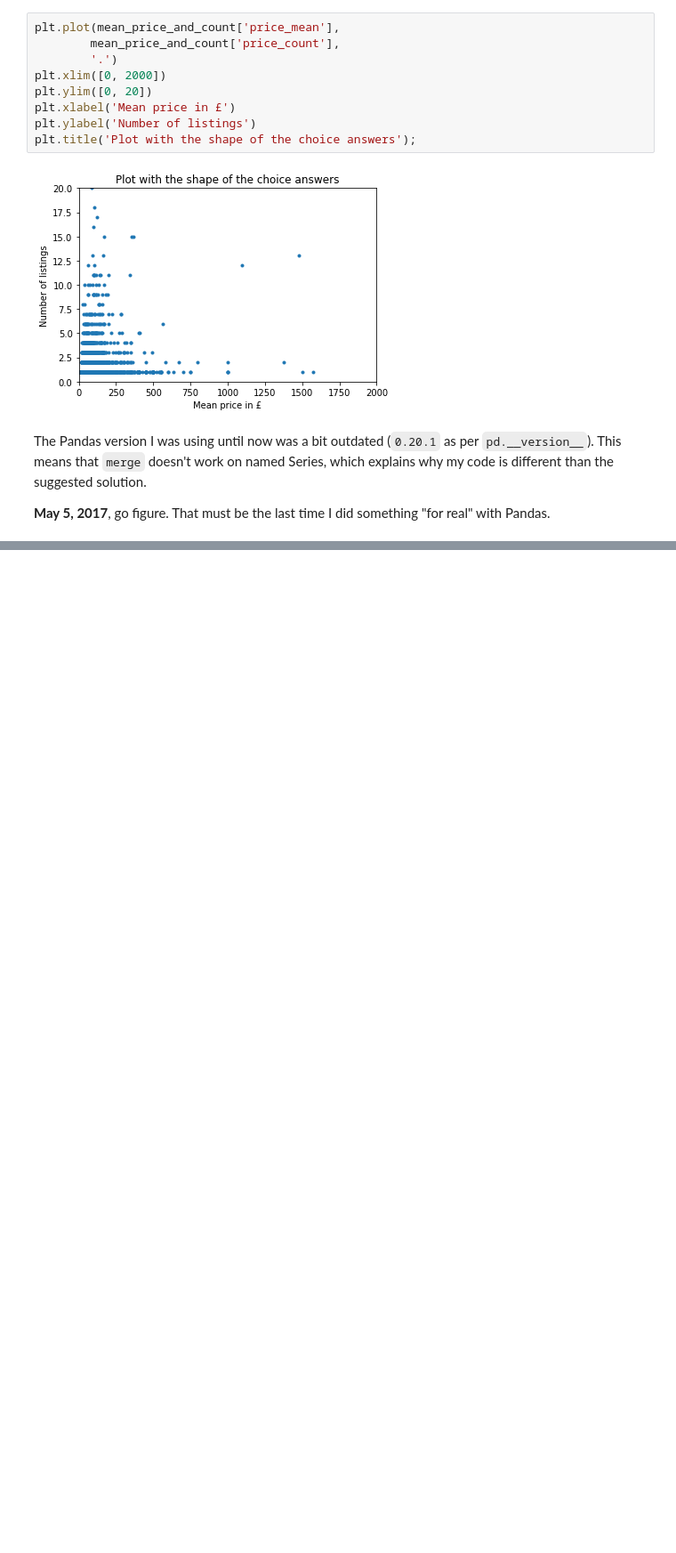
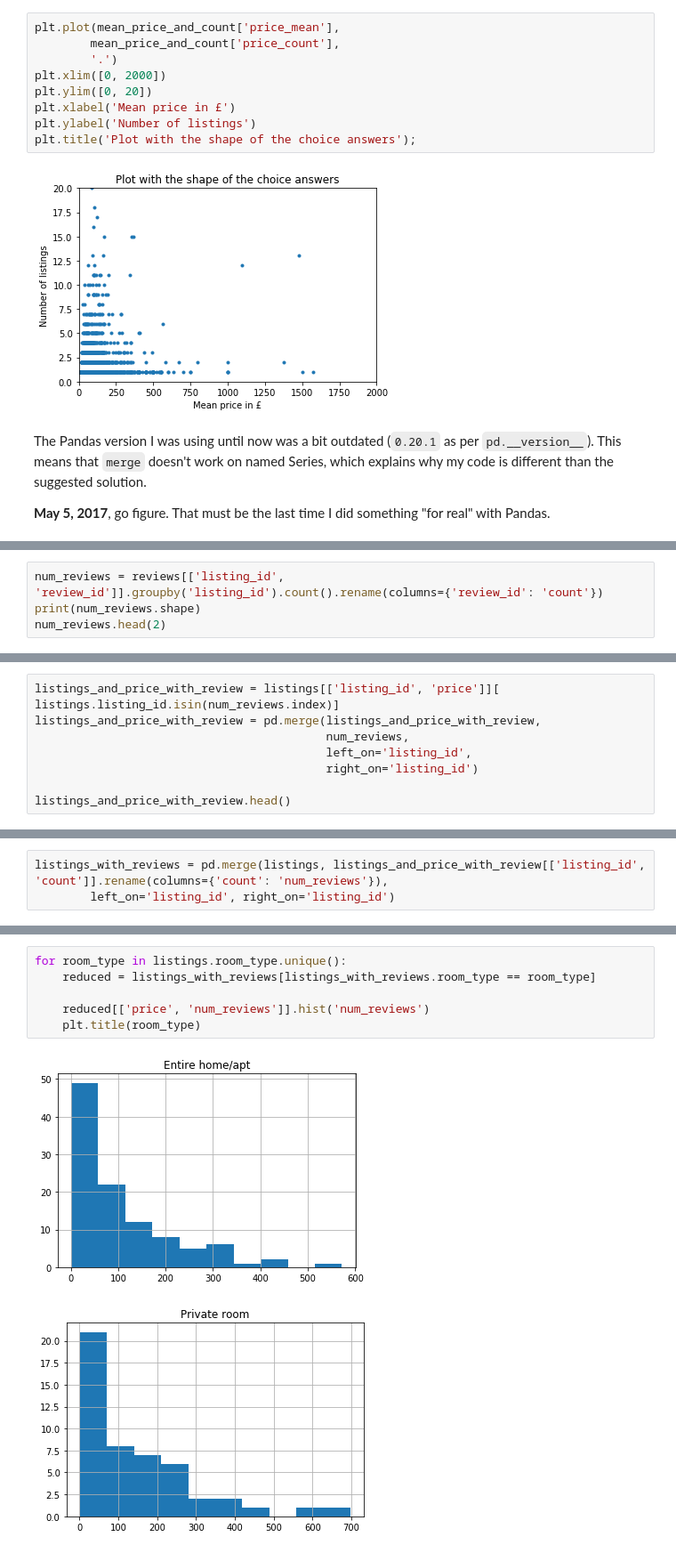
Before and after one commit to tnarik/training-meetup_20190205, a Jupyter notebook: sketch002.ipynb, the cells around one changed output, grey strips where cells are left out. Shown: that part at 89% size. Cells and saved outputs as stored; diff of their text form; blank space fills up the shorter version.

```diff
--- a/sketch002.ipynb
+++ b/sketch002.ipynb
@@ -144,0 +210,4 @@ a
+# %%
+num_reviews = reviews[['listing_id', 'review_id']].groupby('listing_id').count().rename(columns={'review_id': 'count'})
+print(num_reviews.shape)
+num_reviews.head(2)
@@ -144,0 +220,8 @@ a
+# %%
+listings_and_price_with_review = listings[['listing_id', 'price']][ listings.listing_id.isin(num_reviews.index)]
+listings_and_price_with_review = pd.merge(listings_and_price_with_review,
+                                          num_reviews,
+                                          left_on='listing_id',
+                                          right_on='listing_id')
+
+listings_and_price_with_review.head()
@@ -144,0 +235,3 @@ a
+# %%
+listings_with_reviews = pd.merge(listings, listings_and_price_with_review[['listing_id', 'count']].rename(columns={'count': 'num_reviews'}),
+        left_on='listing_id', right_on='listing_id')
@@ -144,0 +257,9 @@ a
+# %%
+for room_type in listings.room_type.unique():
+    reduced = listings_with_reviews[listings_with_reviews.room_type == room_type]
+
+    reduced[['price', 'num_reviews']].hist('num_reviews')
+    plt.title(room_type)
+# %% [output]
+[figure, added]
+[figure, added]
```
Also changed, not shown: parts of 29 cells of this notebook.
